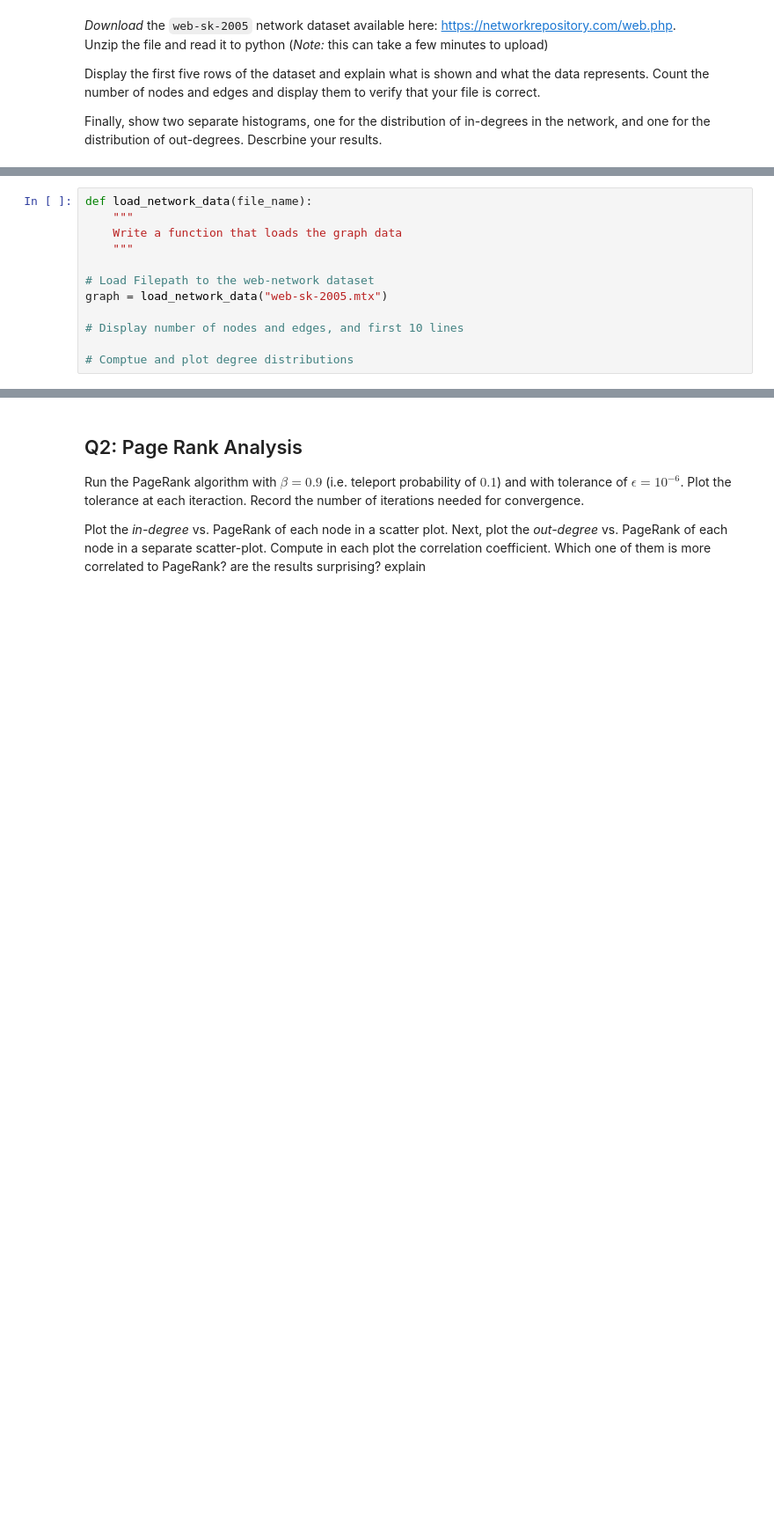
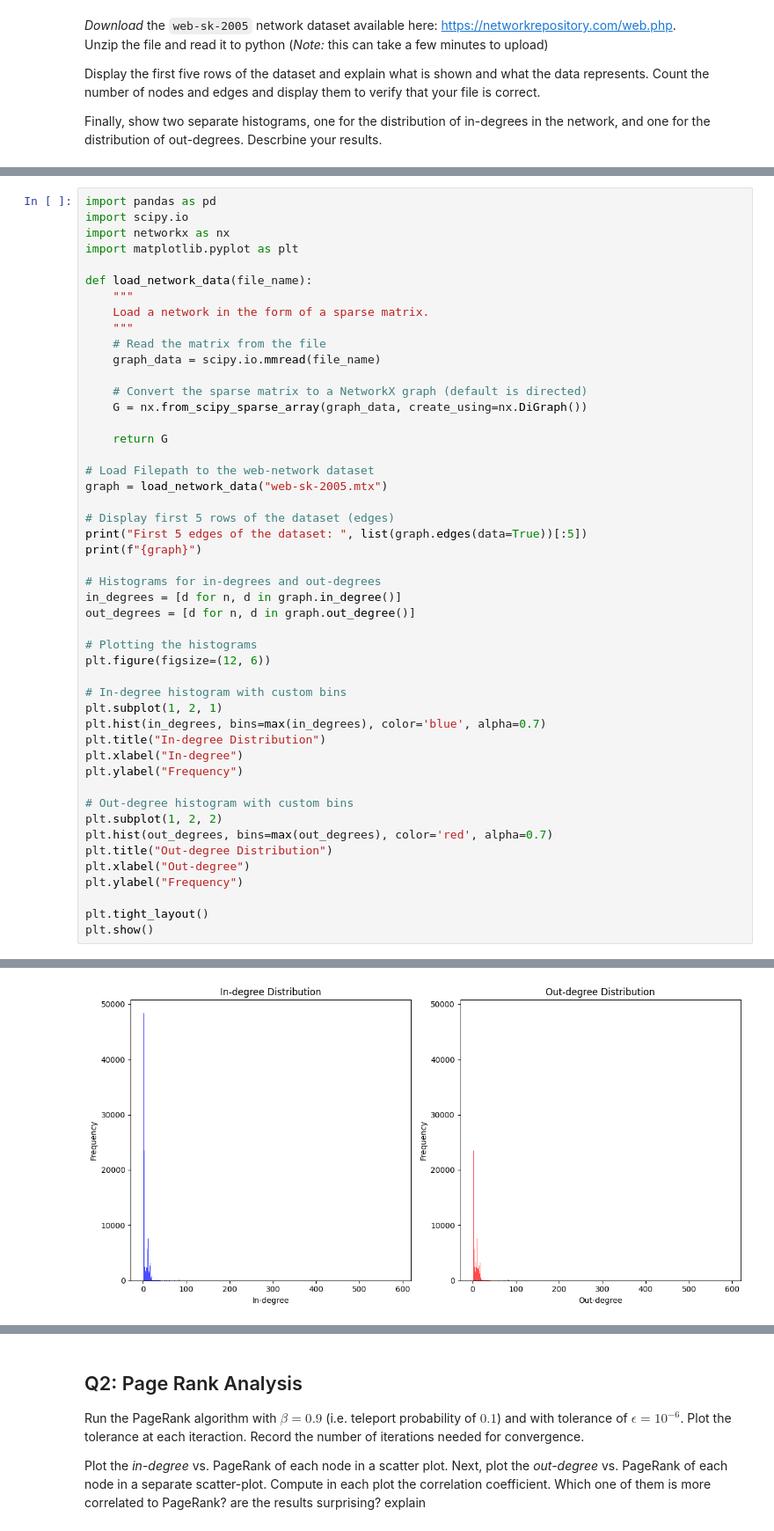
Before and after one commit to NathanP23/Big-Data-Mining-52002, a Jupyter notebook: MidTerm/MidTerm_52002_2024_25.ipynb, the cells around one changed output, grey strips where cells are left out. Shown at 88% size. Saved outputs shown, nothing was run; the diff lists cells and outputs as text; blank space fills up the shorter version.

```diff
--- a/MidTerm/MidTerm_52002_2024_25.ipynb
+++ b/MidTerm/MidTerm_52002_2024_25.ipynb
@@ -2216,12 +2210,0 @@ Finally, show two separate histograms, one for the distribution of in-degrees in
-# %%
-def load_network_data(file_name):
-    """
-    Write a function that loads the graph data
-    """
-
-# Load Filepath to the web-network dataset
-graph = load_network_data("web-sk-2005.mtx")
-
-# Display number of nodes and edges, and first 10 lines
-
-# Comptue and plot degree distributions
@@ -2229,0 +2211,49 @@ graph = load_network_data("web-sk-2005.mtx")
+# %%
+import pandas as pd
+import scipy.io
+import networkx as nx
+import matplotlib.pyplot as plt
+
+def load_network_data(file_name):
+    """
+    Load a network in the form of a sparse matrix.
+    """
+    # Read the matrix from the file
+    graph_data = scipy.io.mmread(file_name)
+
+    # Convert the sparse matrix to a NetworkX graph (default is directed)
+    G = nx.from_scipy_sparse_array(graph_data, create_using=nx.DiGraph())
+
+    return G
+
+# Load Filepath to the web-network dataset
+graph = load_network_data("web-sk-2005.mtx")
+
+# Display first 5 rows of the dataset (edges)
+print("First 5 edges of the dataset: ", list(graph.edges(data=True))[:5])
+print(f"{graph}")
+
+# Histograms for in-degrees and out-degrees
+in_degrees = [d for n, d in graph.in_degree()]
+out_degrees = [d for n, d in graph.out_degree()]
+
+# Plotting the histograms
+plt.figure(figsize=(12, 6))
+
+# In-degree histogram with custom bins
+plt.subplot(1, 2, 1)
+plt.hist(in_degrees, bins=max(in_degrees), color='blue', alpha=0.7)
+plt.title("In-degree Distribution")
+plt.xlabel("In-degree")
+plt.ylabel("Frequency")
+
+# Out-degree histogram with custom bins
+plt.subplot(1, 2, 2)
+plt.hist(out_degrees, bins=max(out_degrees), color='red', alpha=0.7)
+plt.title("Out-degree Distribution")
+plt.xlabel("Out-degree")
+plt.ylabel("Frequency")
+
+plt.tight_layout()
+plt.show()
+# %% [output]
@@ -2229,0 +2262 @@ graph = load_network_data("web-sk-2005.mtx")
+[figure, added]
```
Also changed, not shown: parts of 20 cells of this notebook.
